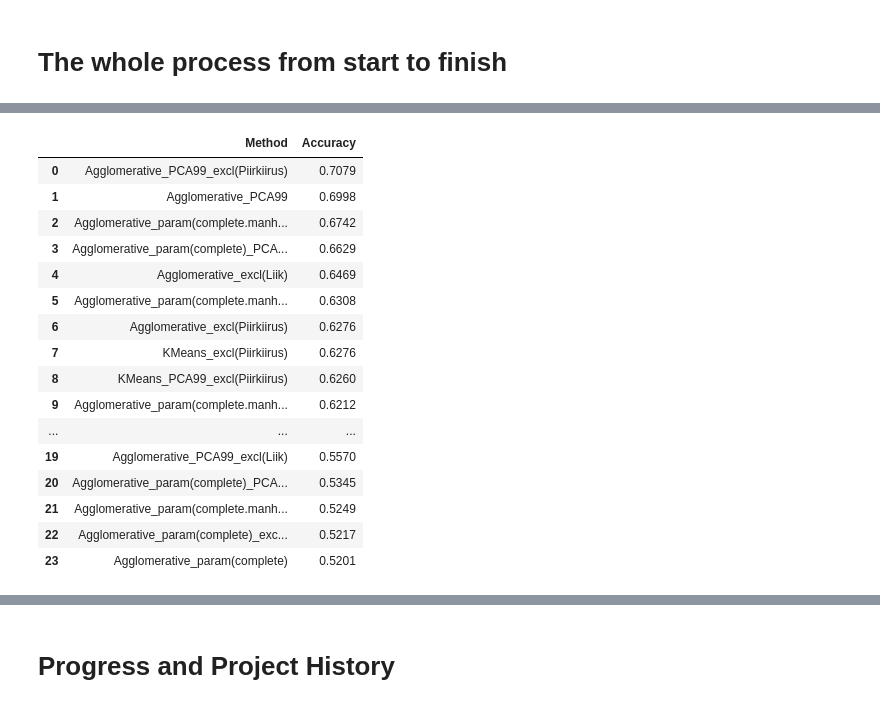
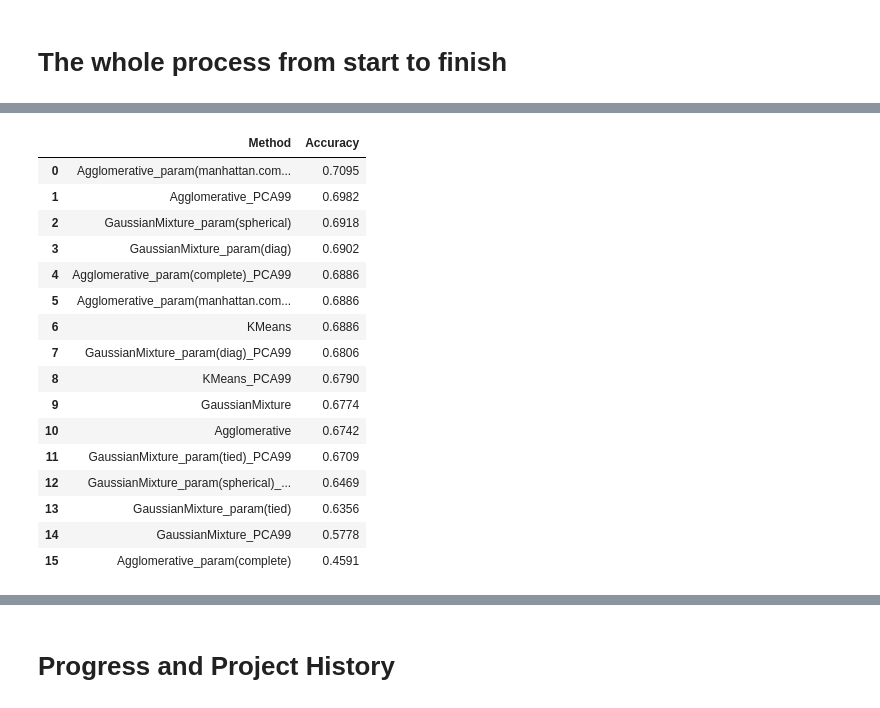
Before and after one commit to m-tarro/ml2022-project, a Jupyter notebook: ML_Project_(P14).ipynb, the cells around one changed output, grey strips where cells are left out. Drawn from its saved outputs; the diff is of its cells as text; code cells hidden in the pictures.

Commit message:
Fixed bug that prevented ordering of model cluster labels, added new methods to clustering models

```diff
--- a/ML_Project_(P14).ipynb
+++ b/ML_Project_(P14).ipynb
@@ -1068,7 +1086,7 @@ df_train_numeric['Suunalisus'] = df_train_numeric['Suunalisus'].astype('Int8')
 # One-hot encoding
 df_train_onehot = pd.get_dummies(df_train_numeric, columns = ['Era_avalik', 'Suunalisus'])
 df_train_onehot['Omand_riik'] = df_train_onehot['Era_avalik_1'] + df_train_onehot['Era_avalik_2']
-df_train_onehot['Kahesuunaline'] = df_train_onehot['Suunalisus_0']
+df_train_onehot['Ühesuunaline'] = df_train_onehot['Suunalisus_1']
 df_train = df_train_onehot.drop([
     'Era_avalik_0','Era_avalik_1', 'Era_avalik_2', 'Era_avalik_3', 'Era_avalik_6',
     'Suunalisus_0', 'Suunalisus_1',
@@ -1147,9 +1235,7 @@ def model_precision(train, test, model_col_header):
 # %%
-# Testing out the models
-from sklearn.cluster import KMeans
-from sklearn.cluster import AgglomerativeClustering
+# Testing out models without removing columns
 
-variables_available = ['Liik', 'Omand_riik', 'Soidutee_lai', 'Kahesuunaline', 'Rada_arv', 'Piirkiirus']
+variables_available = ['Liik', 'Omand_riik', 'Soidutee_lai', 'Ühesuunaline', 'Rada_arv', 'Piirkiirus']
 
 # Replace 'Liik' in list with variables you wish to exclude
 # Replace 0.99 with the explained variance that is required from PCA (exclude if no PCA needed)
@@ -1157,22 +1243,26 @@ variables_available = ['Liik', 'Omand_riik', 'Soidutee_lai', 'Kahesuunaline', 'R
 # For testing specific models
 models_to_test = [
     (AgglomerativeClustering(n_clusters=5, affinity='euclidean', linkage='ward'),[''],0.99),
-    (AgglomerativeClustering(n_clusters=5, affinity='euclidean', linkage='complete'),['Liik'],0.99),
     (AgglomerativeClustering(n_clusters=5, affinity='manhattan', linkage='complete'),['Liik'],0.99),
-    (AgglomerativeClustering(n_clusters=5, affinity='manhattan', linkage='single'),['Liik'],0.99),
     (KMeans(n_clusters=5, random_state = 0),[])
     ]
 
 # For testing many models at once (to be commented out if single models tested)
+
 models_to_test = list()
-for var_to_exclude in ['','Liik','Piirkiirus']:
+for var_to_exclude in ['']:
   for pca_exp_var in [0.99,0]:
     for Agg_aff in ['euclidean','manhattan']:
+      #continue
       for Agg_link in ['ward','complete']:
+        #continue
         if Agg_link == 'ward' and Agg_aff == 'manhattan':
           continue
         models_to_test.append(tuple([AgglomerativeClustering(n_clusters=5, affinity=Agg_aff, linkage=Agg_link),[var_to_exclude],pca_exp_var]))
     models_to_test.append(tuple([KMeans(n_clusters=5, random_state = 0),[var_to_exclude],pca_exp_var]))
+    for Gauss_cov_type in ['full', 'tied', 'diag', 'spherical']:
+      #continue
+      models_to_test.append(tuple([GaussianMixture(n_components=5, covariance_type=Gauss_cov_type), [var_to_exclude],pca_exp_var]))
 
 # To note - df_train adds new models as new columns whenever a new model is run
 model_accuracies = dict()
@@ -1190,11 +1280,12 @@ best_accuracies = sorted(model_accuracies.items(), reverse=True, key=lambda x: x
 print(f'\nBest accuracy of this set is {best_accuracies[0][1]}\
  for model {best_accuracies[0][0]}')
 
-print(f'This beat the 2nd model, acc {best_accuracies[1][1]} by \
-{"{0:.2f}".format(round((best_accuracies[0][1]/best_accuracies[1][1]-1)*100,2))}% \
-({best_accuracies[1][0]})')
-
-print(f'      and the 3rd model, acc {best_accuracies[2][1]} by \
-{"{0:.2f}".format(round((best_accuracies[0][1]/best_accuracies[2][1]-1)*100,2))}% \
-({best_accuracies[2][0]})')
+if len(models_to_test) > 1:
+  print(f'This beat the 2nd model, acc {best_accuracies[1][1]} by \
+  {"{0:.2f}".format(round((best_accuracies[0][1]/best_accuracies[1][1]-1)*100,2))}% \
+  ({best_accuracies[1][0]})')
+if len(models_to_test) > 2:
+  print(f'      and the 3rd model, acc {best_accuracies[2][1]} by \
+  {"{0:.2f}".format(round((best_accuracies[0][1]/best_accuracies[2][1]-1)*100,2))}% \
+  ({best_accuracies[2][0]})')
 # %% [output]
@@ -1218,20 +1312,21 @@ This beat the 2nd model, acc 0.6998 by 1.16% (Agglomerative_PCA99)
 # %%
-pd.DataFrame(best_accuracies, columns=['Method','Accuracy'])
+df_best_accuracies = pd.DataFrame(best_accuracies, columns=['Method','Accuracy'])
+df_best_accuracies
 # %% [output]
 |  | Method | Accuracy |
-| 0 | Agglomerative_PCA99_excl(Piirkiirus) | 0.7079 |
-| 1 | Agglomerative_PCA99 | 0.6998 |
-| 2 | Agglomerative_param(complete.manh... | 0.6742 |
-| 3 | Agglomerative_param(complete)_PCA... | 0.6629 |
-| 4 | Agglomerative_excl(Liik) | 0.6469 |
-| 5 | Agglomerative_param(complete.manh... | 0.6308 |
-| 6 | Agglomerative_excl(Piirkiirus) | 0.6276 |
-| 7 | KMeans_excl(Piirkiirus) | 0.6276 |
-| 8 | KMeans_PCA99_excl(Piirkiirus) | 0.6260 |
-| 9 | Agglomerative_param(complete.manh... | 0.6212 |
-| ... | ... | ... |
-| 19 | Agglomerative_PCA99_excl(Liik) | 0.5570 |
-| 20 | Agglomerative_param(complete)_PCA... | 0.5345 |
-| 21 | Agglomerative_param(complete.manh... | 0.5249 |
-| 22 | Agglomerative_param(complete)_exc... | 0.5217 |
-| 23 | Agglomerative_param(complete) | 0.5201 |
+| 0 | Agglomerative_param(manhattan.com... | 0.7095 |
+| 1 | Agglomerative_PCA99 | 0.6982 |
+| 2 | GaussianMixture_param(spherical) | 0.6918 |
+| 3 | GaussianMixture_param(diag) | 0.6902 |
+| 4 | Agglomerative_param(complete)_PCA99 | 0.6886 |
+| 5 | Agglomerative_param(manhattan.com... | 0.6886 |
+| 6 | KMeans | 0.6886 |
+| 7 | GaussianMixture_param(diag)_PCA99 | 0.6806 |
+| 8 | KMeans_PCA99 | 0.6790 |
+| 9 | GaussianMixture | 0.6774 |
+| 10 | Agglomerative | 0.6742 |
+| 11 | GaussianMixture_param(tied)_PCA99 | 0.6709 |
+| 12 | GaussianMixture_param(spherical)_... | 0.6469 |
+| 13 | GaussianMixture_param(tied) | 0.6356 |
+| 14 | GaussianMixture_PCA99 | 0.5778 |
+| 15 | Agglomerative_param(complete) | 0.4591 |
```
Also changed, not shown: parts of 9 cells of this notebook.
